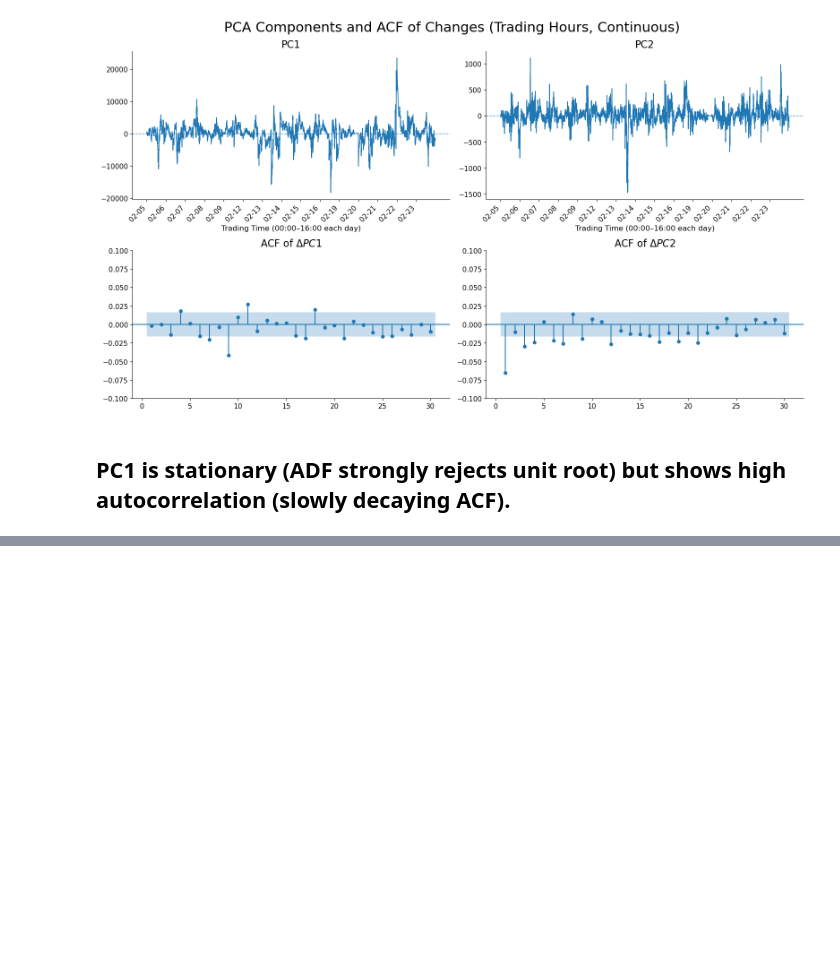
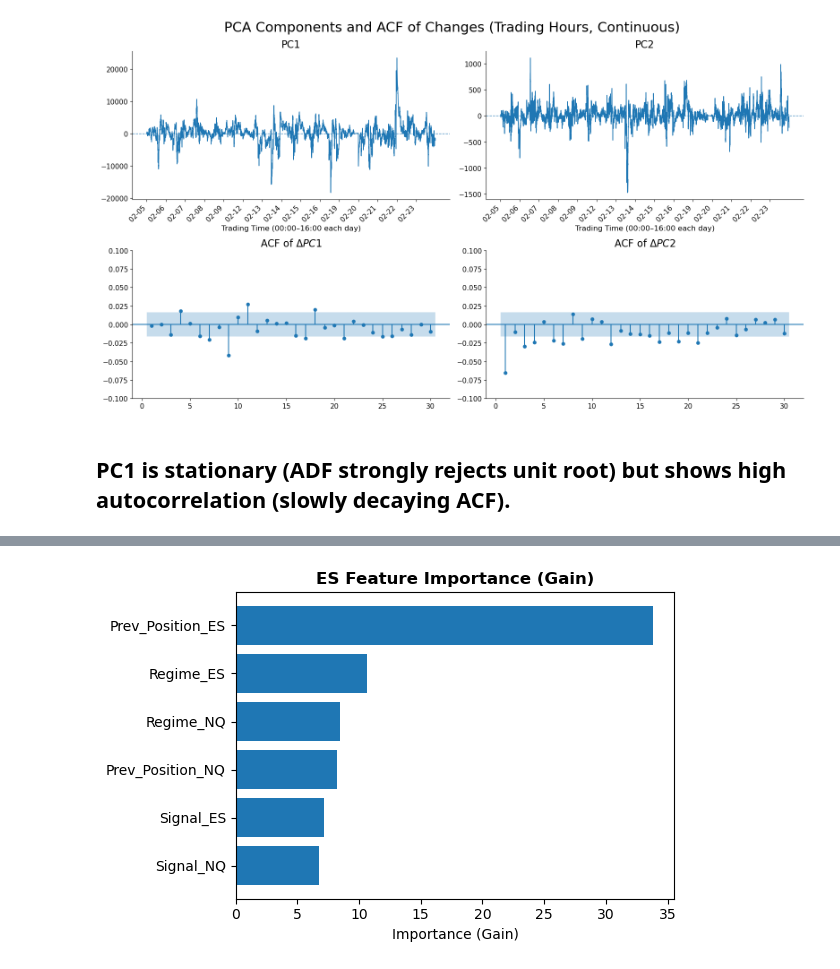
Before and after one commit to Cerinayao/RLHFT, a Jupyter notebook: notebooks/exploration.ipynb, the cells around one changed output, grey strips where cells are left out. Drawn from its saved outputs; the diff is of its cells as text; code cells hidden in the pictures; blank space fills up the shorter version.

```diff
--- a/notebooks/exploration.ipynb
+++ b/notebooks/exploration.ipynb
@@ -1818,0 +2846,85 @@ fails (-1)  1352750.0  0.604387  1821.0
+# %%
+import pandas as pd
+import matplotlib.pyplot as plt
+
+
+# ============================================================
+# 1) Explicit feature naming (VERY IMPORTANT)
+# ============================================================
+
+feature_rename_map = {
+    "zqa": "Signal_ES",
+    "zqb": "Signal_NQ",
+    "n_a_prev": "Prev_Position_ES",
+    "n_b_prev": "Prev_Position_NQ",
+    "regime_a": "Regime_ES",
+    "regime_b": "Regime_NQ",
+}
+
+
+# ============================================================
+# 2) XGB Feature Importance (with rename)
+# ============================================================
+
+def xgb_feature_importance(model, feature_cols, importance_type="gain"):
+    booster = model.get_booster()
+    score = booster.get_score(importance_type=importance_type)
+
+    imp = pd.DataFrame({
+        "feature_raw": feature_cols,
+        "importance": [score.get(f, 0.0) for f in feature_cols]
+    })
+
+    # 🔥 rename to readable names
+    imp["feature"] = imp["feature_raw"].map(
+        lambda x: feature_rename_map.get(x, x)
+    )
+
+    return (
+        imp[["feature", "importance"]]
+        .sort_values("importance", ascending=False)
+        .reset_index(drop=True)
+    )
+
+
+# ============================================================
+# 3) Compute importance
+# ============================================================
+
+imp_es_gain = xgb_feature_importance(
+    xgb_tvt_results["model_a"],
+    xgb_tvt_results["feature_cols"],
+    importance_type="gain"
+)
+
+imp_nq_gain = xgb_feature_importance(
+    xgb_tvt_results["model_b"],
+    xgb_tvt_results["feature_cols"],
+    importance_type="gain"
+)
+
+
+print("\n=== ES Feature Importance (Gain) ===")
+print(imp_es_gain)
+
+print("\n=== NQ Feature Importance (Gain) ===")
+print(imp_nq_gain)
+
+
+# ============================================================
+# 4) Plot with clean labels
+# ============================================================
+
+def plot_feature_importance(df, title):
+    plt.figure(figsize=(6, 4))
+    plt.barh(df["feature"], df["importance"])
+    plt.gca().invert_yaxis()
+    plt.title(title, fontweight="bold")
+    plt.xlabel("Importance (Gain)")
+    plt.tight_layout()
+    plt.show()
+
+
+plot_feature_importance(imp_es_gain, "ES Feature Importance (Gain)")
+plot_feature_importance(imp_nq_gain, "NQ Feature Importance (Gain)")
+# %% [output]
@@ -1818,0 +2948 @@ fails (-1)  1352750.0  0.604387  1821.0
+[figure, added]
```
Also changed, not shown: parts of 21 cells of this notebook, 3 other files.
